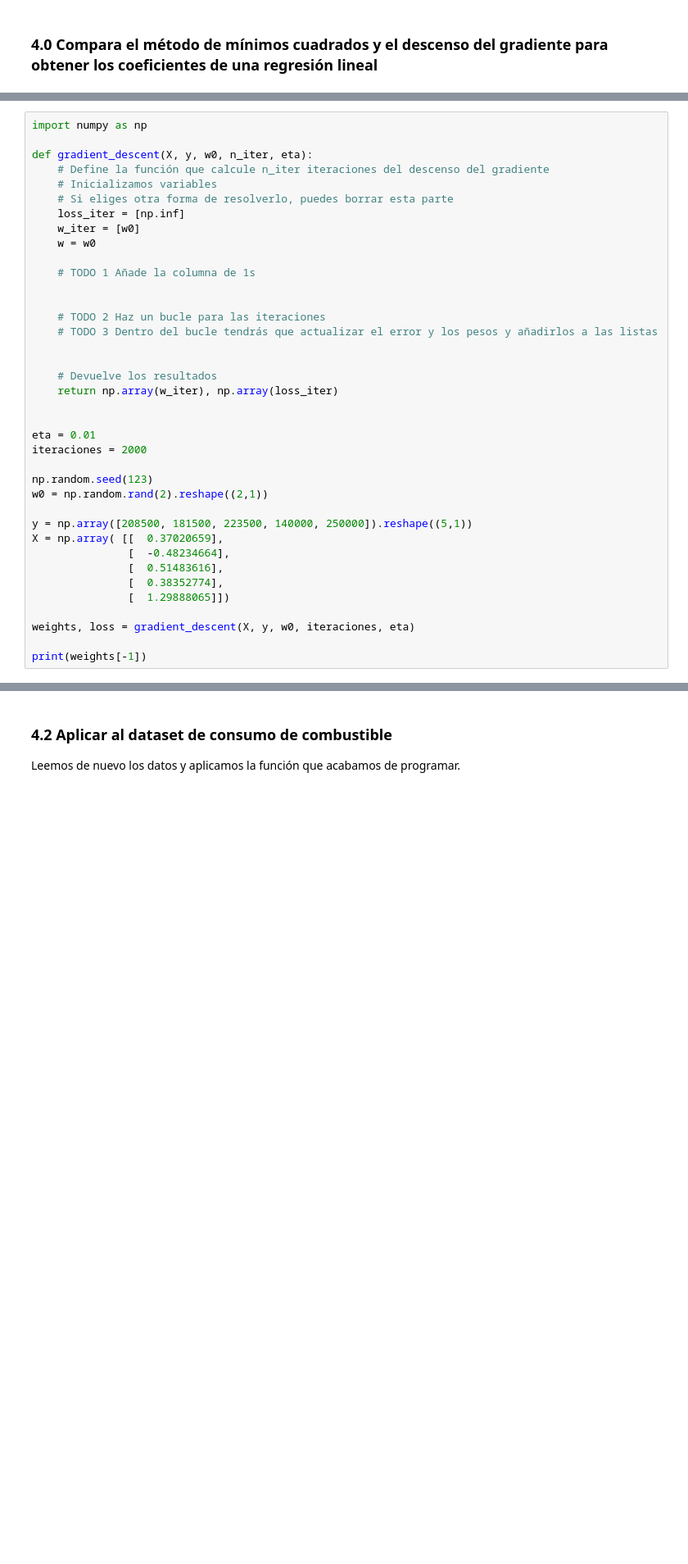
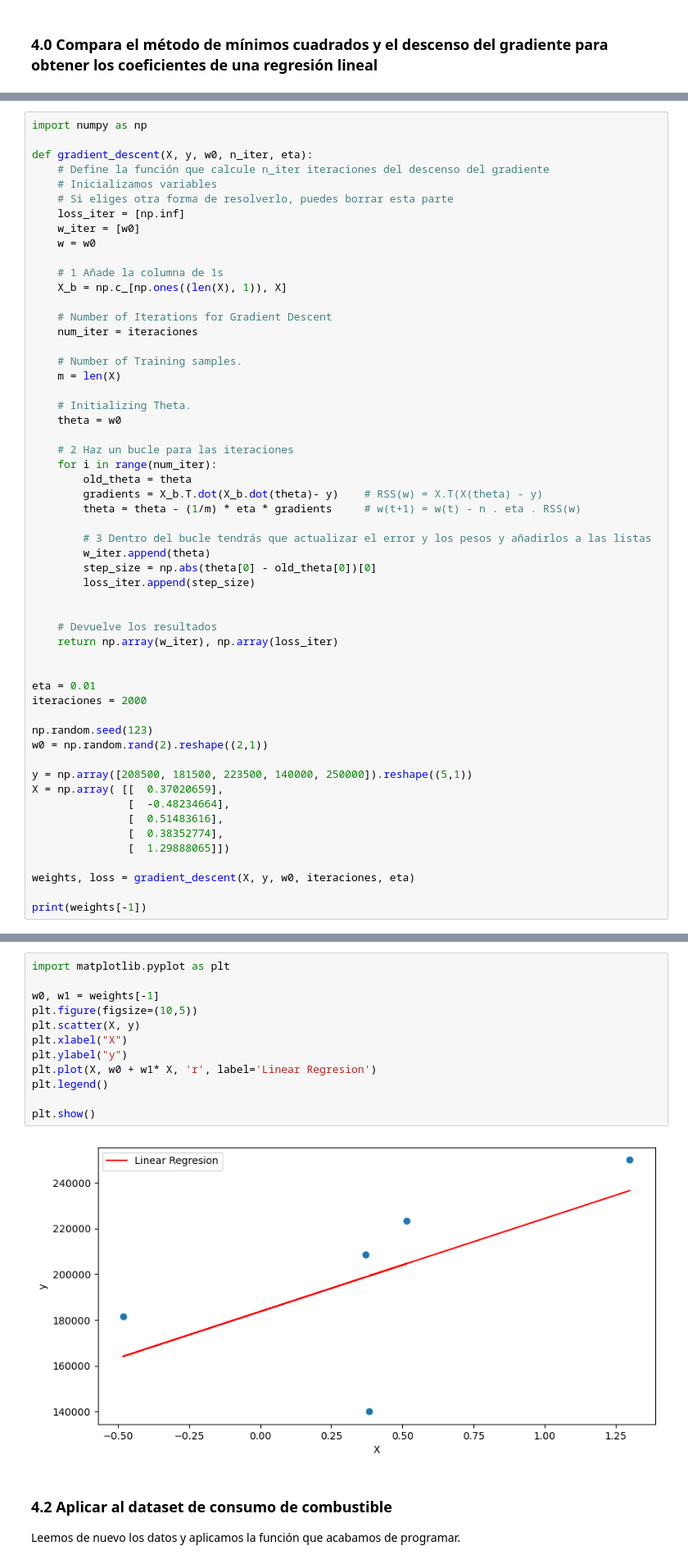
Before and after one commit to avalosjuancarlos/KeepCoding-IA-I-Algebra-Calculo-y-Geometria-Practice, a Jupyter notebook: ALG-PRACTICA_propuesta.ipynb, the cells around one changed output, grey strips where cells are left out. Shown at 82% size. Saved outputs shown, nothing was run; the diff lists cells and outputs as text; blank space fills up the shorter version.

Commit message:
resolve excercise 4. Optimazación con descenso del gradiente

```diff
--- a/ALG-PRACTICA_propuesta.ipynb
+++ b/ALG-PRACTICA_propuesta.ipynb
@@ -539,11 +543,28 @@ def gradient_descent(X, y, w0, n_iter, eta):
     w_iter = [w0]
     w = w0
 
-    # TODO 1 Añade la columna de 1s
+    # 1 Añade la columna de 1s
+    X_b = np.c_[np.ones((len(X), 1)), X]
 
+    # Number of Iterations for Gradient Descent
+    num_iter = iteraciones
 
-    # TODO 2 Haz un bucle para las iteraciones
-    # TODO 3 Dentro del bucle tendrás que actualizar el error y los pesos y añadirlos a las listas
+    # Number of Training samples.
+    m = len(X)
+
+    # Initializing Theta.
+    theta = w0
+
+    # 2 Haz un bucle para las iteraciones
+    for i in range(num_iter):
+        old_theta = theta
+        gradients = X_b.T.dot(X_b.dot(theta)- y)    # RSS(w) = X.T(X(theta) - y)
+        theta = theta - (1/m) * eta * gradients     # w(t+1) = w(t) - n . eta . RSS(w)
+
+        # 3 Dentro del bucle tendrás que actualizar el error y los pesos y añadirlos a las listas
+        w_iter.append(theta)
+        step_size = np.abs(theta[0] - old_theta[0])[0]
+        loss_iter.append(step_size)
 
 
     # Devuelve los resultados
@@ -569,3 +593,17 @@ print(weights[-1])
+# %%
+import matplotlib.pyplot as plt
+
+w0, w1 = weights[-1]
+plt.figure(figsize=(10,5))
+plt.scatter(X, y)
+plt.xlabel("X")
+plt.ylabel("y")
+plt.plot(X, w0 + w1* X, 'r', label='Linear Regresion')
+plt.legend()
+
+plt.show()
+# %% [output]
+[figure, added]
 # %% [markdown]
 ### 4.2 Aplicar al dataset de consumo de combustible
 
```
Also changed, not shown: parts of 7 cells of this notebook.
